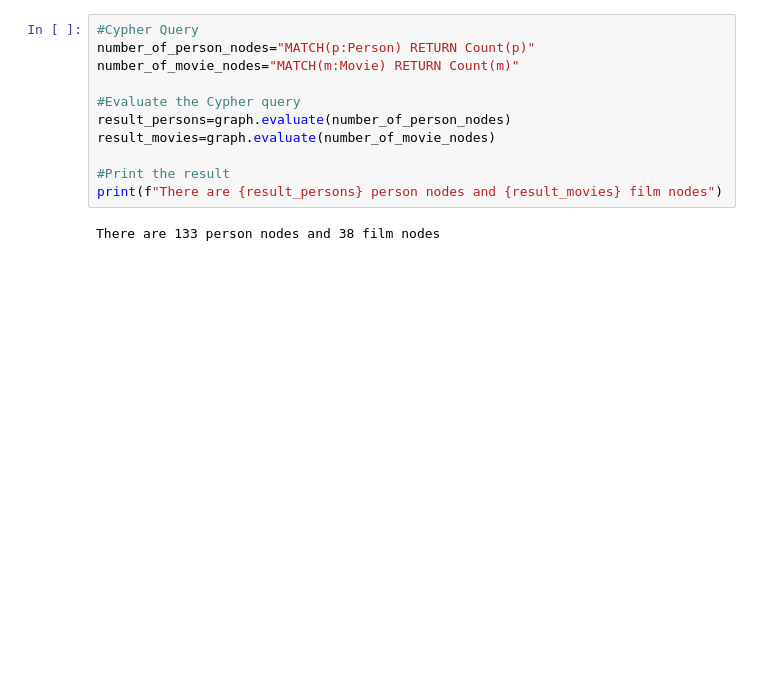
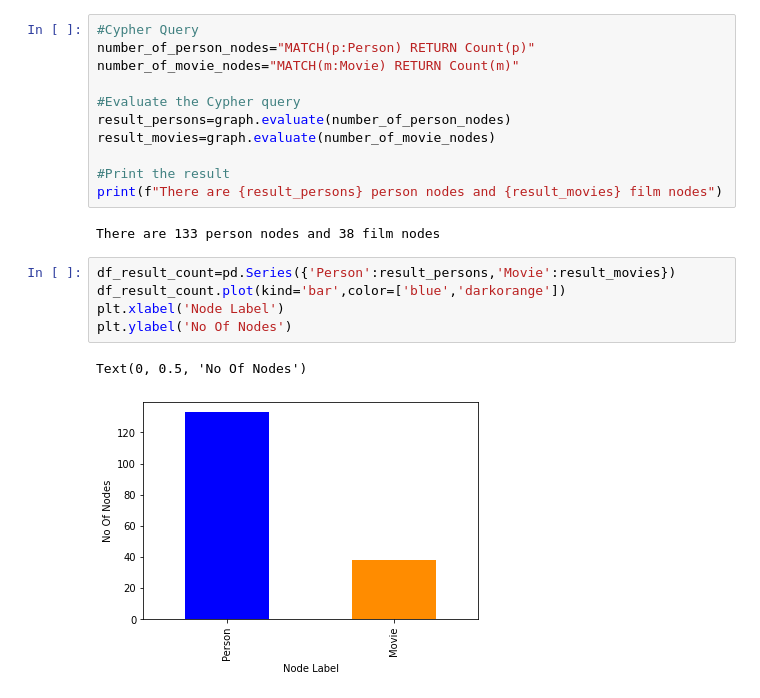
Before and after one commit to antnewman/examples-colab-neo4j-films, a Jupyter notebook: example_colab_neo4j_films.ipynb, the cells around one changed output. Drawn from its saved outputs; the diff is of its cells as text; blank space fills up the shorter version.

```diff
--- a/example_colab_neo4j_films.ipynb
+++ b/example_colab_neo4j_films.ipynb
@@ -246,3 +250,11 @@ result_movies=graph.evaluate(number_of_movie_nodes)
 print(f"There are {result_persons} person nodes and {result_movies} film nodes")
 # %% [output]
 There are 133 person nodes and 38 film nodes
+# %%
+df_result_count=pd.Series({'Person':result_persons,'Movie':result_movies})
+df_result_count.plot(kind='bar',color=['blue','darkorange'])
+plt.xlabel('Node Label')
+plt.ylabel('No Of Nodes')
+# %% [output]
+Text(0, 0.5, 'No Of Nodes')
+[figure, added]
```
Also changed, not shown: parts of 12 cells of this notebook.
